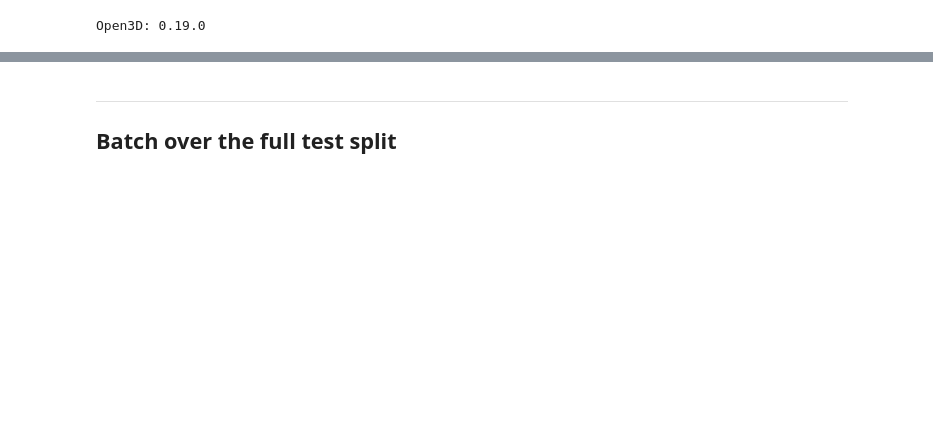
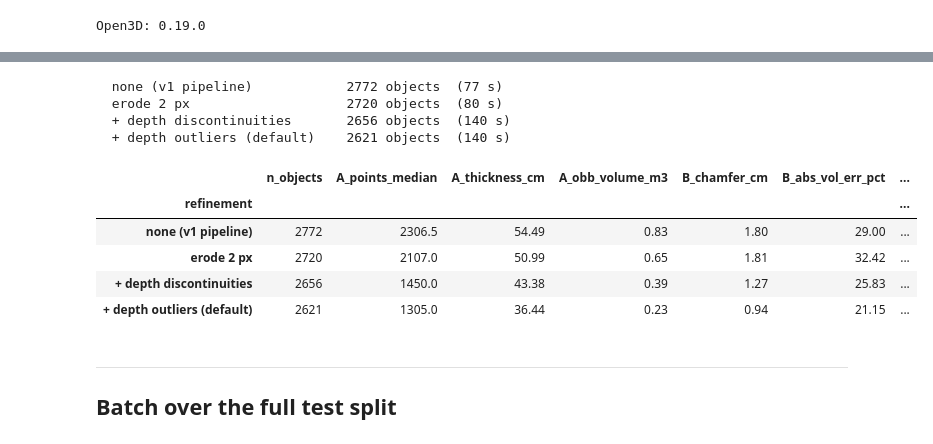
Before and after one commit to PolinaSushko/Object-segmentation-using-a-two-stage-Mask-R-CNN-model, a Jupyter notebook: notebooks/08_eval3d_pred_masks.ipynb, the cells around one changed output, grey strips where cells are left out. Drawn from its saved outputs; the diff is of its cells as text; code cells hidden in the pictures; blank space fills up the shorter version.

```diff
--- a/notebooks/08_eval3d_pred_masks.ipynb
+++ b/notebooks/08_eval3d_pred_masks.ipynb
@@ -219,3 +231,45 @@ def process_image(img_id: int):
+# %%
+ABLATION = {
+    "none (v1 pipeline)":        dict(erode_px=0, edge_filter=False, mad_k=None),
+    "erode 2 px":                dict(erode_px=pc.ERODE_PX, edge_filter=False, mad_k=None),
+    "+ depth discontinuities":   dict(erode_px=pc.ERODE_PX, edge_filter=True, mad_k=None),
+    "+ depth outliers (default)": dict(erode_px=pc.ERODE_PX, edge_filter=True, mad_k=pc.DEPTH_MAD_K),
+}
+ABL_VARIANT = "mono_oracle"
+abl_rows = []
+for name, kw in ABLATION.items():
+    t0 = time.time()
+    rows = []
+    for img_id in img_ids:
+        rows.extend(process_image(img_id, variants=[ABL_VARIANT], refine_kwargs=kw))
+    a = pd.DataFrame(rows)
+    abl_rows.append({
+        "refinement": name, "n_objects": len(a),
+        "A_points_median": a.ref_n_points.median(),
+        "A_thickness_cm": 100 * a.ref_obb_extent_3_m.median(),
+        "A_obb_volume_m3": a.ref_obb_volume_m3.median(),
+        "B_chamfer_cm": a.segm_chamfer_cm.median(),
+        "B_abs_vol_err_pct": a.segm_obb_volume_pct_err.abs().median(),
+        "C_chamfer_cm": a[f"{ABL_VARIANT}_chamfer_cm"].median(),
+        "C_abs_vol_err_pct": a[f"{ABL_VARIANT}_obb_volume_pct_err"].abs().median(),
+        "C_abs_dist_err_m": a[f"{ABL_VARIANT}_dist_err_m"].abs().median(),
+    })
+    print(f"  {name:28s} {len(a):5d} objects  ({time.time() - t0:.0f} s)")
+
+ablation = pd.DataFrame(abl_rows).set_index("refinement").round(2)
+ablation.to_csv(OUT_DIR / "refinement_ablation.csv")
+ablation
+# %% [output]
+  none (v1 pipeline)            2772 objects  (77 s)
+  erode 2 px                    2720 objects  (80 s)
+  + depth discontinuities       2656 objects  (140 s)
+  + depth outliers (default)    2621 objects  (140 s)
+|  | n_objects | A_points_median | A_thickness_cm | A_obb_volume_m3 | B_chamfer_cm | B_abs_vol_err_pct | ... |
+| refinement |  |  |  |  |  |  | ... |
+| none (v1 pipeline) | 2772 | 2306.5 | 54.49 | 0.83 | 1.80 | 29.00 | ... |
+| erode 2 px | 2720 | 2107.0 | 50.99 | 0.65 | 1.81 | 32.42 | ... |
+| + depth discontinuities | 2656 | 1450.0 | 43.38 | 0.39 | 1.27 | 25.83 | ... |
+| + depth outliers (default) | 2621 | 1305.0 | 36.44 | 0.23 | 0.94 | 21.15 | ... |
 # %% [markdown]
 ---
 ## Batch over the full test split
```
Also changed, not shown: parts of 13 cells of this notebook, 43 other files.
